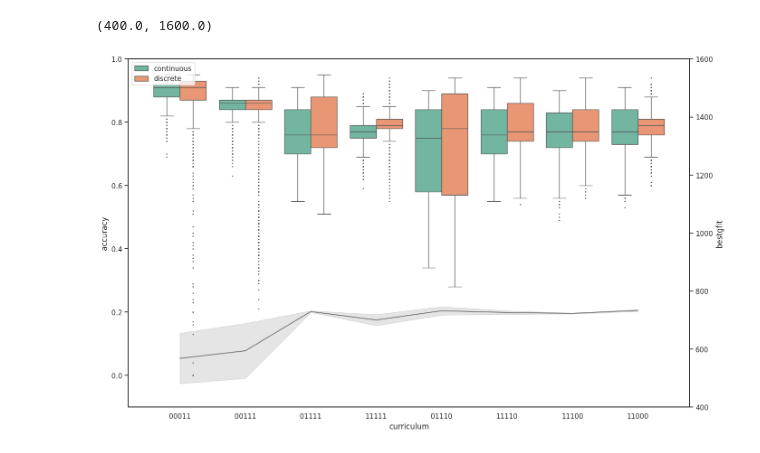
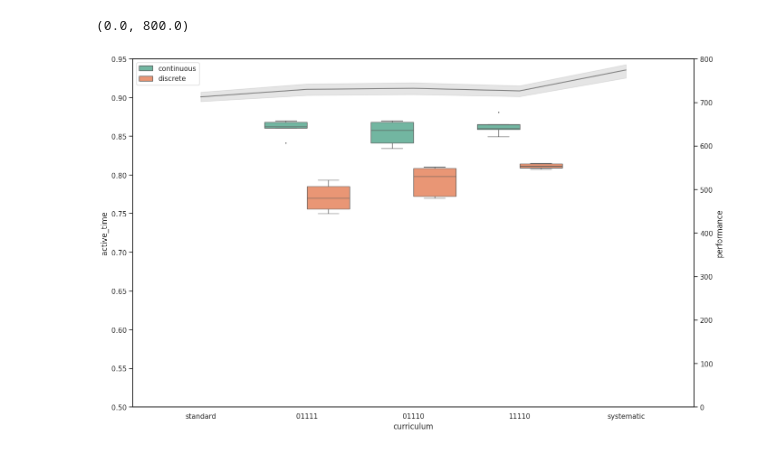
Before and after one commit to curriculum-guys/data-analysis, a Jupyter notebook: analysis/curriculum.ipynb, the cells around one changed output. Saved outputs shown, nothing was run; the diff lists cells and outputs as text; code cells hidden in the pictures.

Commit message:
5 seeds data + fitness distribution analysis

```diff
--- a/analysis/curriculum.ipynb
+++ b/analysis/curriculum.ipynb
@@ -85,23 +180,12 @@ for env in environment:
 # %%
-import warnings
-import seaborn as sns
-import matplotlib.pyplot as plt
-warnings.filterwarnings("ignore")
-sns.set_theme()
-sns.set(rc={'figure.figsize':(16,10)}, style='white')
-plt.figure(dpi=600)
-sns.set_palette("Set2")
+summary_df = pd.DataFrame(summary_data)
 
-stats_data = pd.DataFrame(env_stats)
-agg_stats_data = stats_data.groupby('id').max()
-agg_stats_data = agg_stats_data.sort_values(by=['pos'])
-
-sns.barplot(agg_stats_data, x='curriculum', y='cpu_time', hue="env", palette="gray", alpha=0.5)
-plt.ylim([0, 50000])
+sns.barplot(summary_df, x='curriculum', y='cpu_time', hue="environment", palette="gray", alpha=0.5)
+plt.ylim([10000, 80000])
 plt.legend(loc='upper left')
 ax2 = plt.twinx()
-sns.scatterplot(agg_stats_data, x='curriculum', y='bestgfit', hue='env', s=100, ax=ax2)
-ax2.set_ylim([0, 800])
+sns.boxplot(summary_df, x='curriculum', y='performance', hue='environment', ax=ax2)
+ax2.set_ylim([600, 800])
 ax2.legend(loc='upper right')
 # %% [output]
 <matplotlib.legend.Legend at 0x...>
@@ -109,14 +193,10 @@ ax2.legend(loc='upper right')
 # %%
-critic_data = pd.DataFrame(env_critic)
-critic_data = critic_data.sort_values(by=['pos'])
-agg_just_curriculum = agg_stats_data.query("curriculum != 'standard'")
-
-sns.boxplot(data=critic_data, x='curriculum', y='accuracy', hue='env', fliersize=1)
+sns.boxplot(data=summary_df, x='curriculum', y='active_time', hue='environment', fliersize=1)
 plt.legend(loc='upper left')
-plt.ylim([-0.1, 1])
+plt.ylim([0.5, 0.95])
 ax2 = plt.twinx()
-sns.lineplot(agg_just_curriculum, x='curriculum', y='bestgfit', markers=True, color='gray', ax=ax2)
-ax2.set_ylim([400, 1600])
+sns.lineplot(summary_df, x='curriculum', y='performance', markers=True, color='gray', ax=ax2)
+ax2.set_ylim([0, 800])
 # %% [output]
-(400.0, 1600.0)
+(0.0, 800.0)
-[figure, old version]
+[figure, new version]
```
Also changed, not shown: parts of 9 cells of this notebook, 1 other file.
